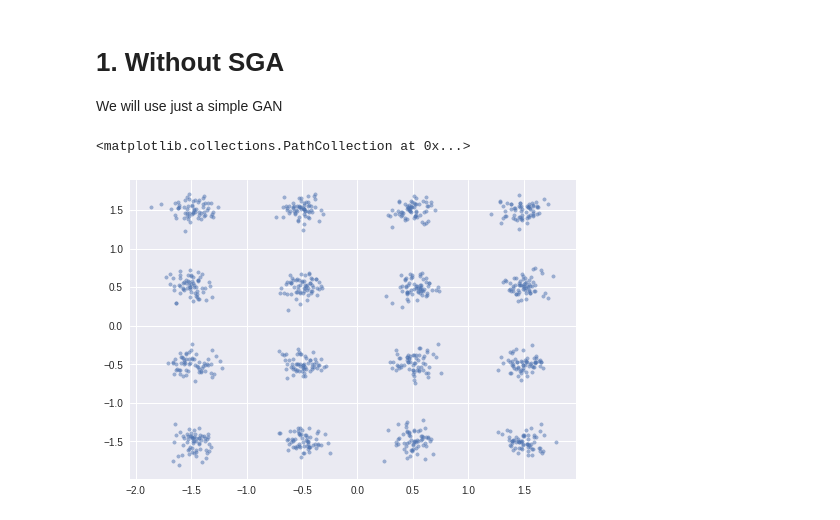
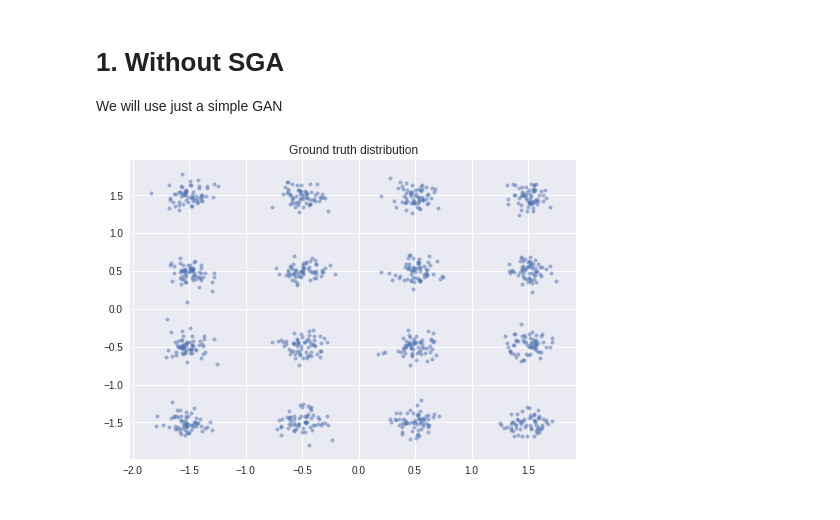
Before and after one commit to alexlyzhov/n-player-games, a Jupyter notebook: gan_experiments.ipynb, the cells around one changed output. Saved outputs shown, nothing was run; the diff lists cells and outputs as text; code cells hidden in the pictures.

```diff
--- a/gan_experiments.ipynb
+++ b/gan_experiments.ipynb
@@ -107,15 +107,16 @@ def x_real_gen(batch_size):
     ])
 
     temp = np.tile(grid, (batch_size // 16 + 1,1))
-    mus = torch.FloatTensor(temp[0:batch_size,:])
-    return torch.FloatTensor(mus + sigma*torch.randn([batch_size, 2]))
+    mus = temp[0:batch_size,:]
+    arr = mus + sigma*np.random.randn(batch_size, 2)
+    return arr.astype(np.float32)
 # %%
 x = x_real_gen(1000)
-
 plt.scatter(x[:,0], x[:,1], marker = '.', alpha = 0.5)
+plt.title('Ground truth distribution')
+plt.show()
 # %% [output]
-<matplotlib.collections.PathCollection at 0x...>
-[figure, old version]
+[figure, new version]
 # %% [markdown]
 ## Now let's apply the original algorithm from [here](https://arxiv.org/abs/1406.2661)
 
```
Also changed, not shown: parts of 19 cells of this notebook.
